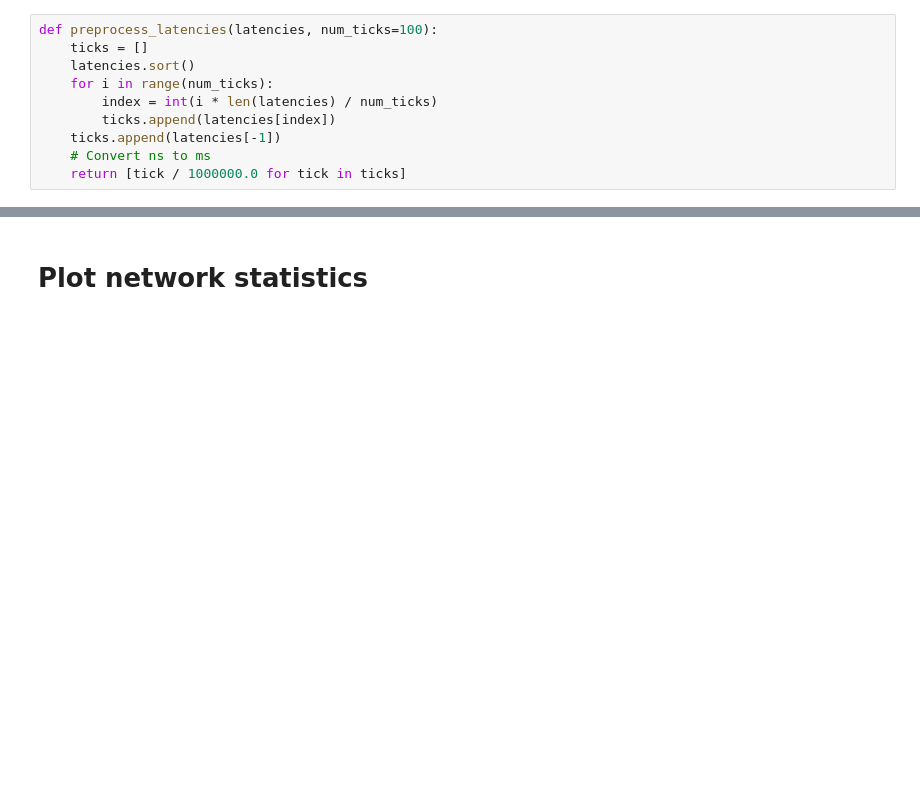
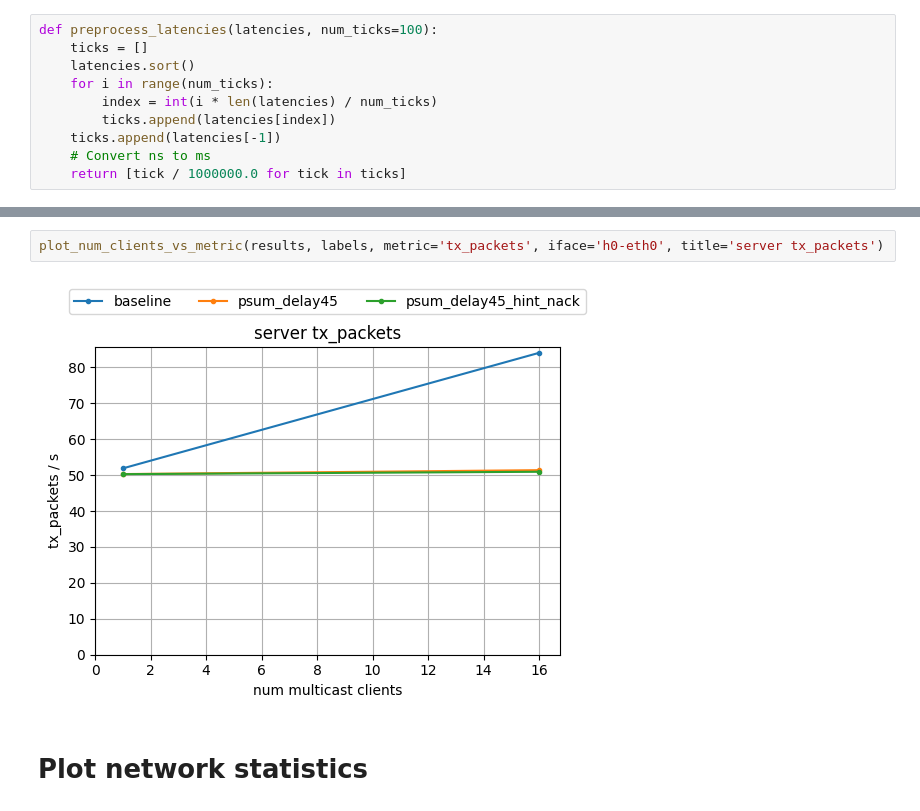
Before and after one commit to StanfordSNR/sidekick-downloads, a Jupyter notebook: notebook/multicast_benchmark.ipynb, the cells around one changed output, grey strips where cells are left out. Saved outputs shown, nothing was run; the diff lists cells and outputs as text; blank space fills up the shorter version.

```diff
--- a/notebook/multicast_benchmark.ipynb
+++ b/notebook/multicast_benchmark.ipynb
@@ -171,3 +139,7 @@ plot_delay_cdf(results['sidekick_delay30'], title='Sidekick Client De-Jitter Lat
+# %%
+plot_num_clients_vs_metric(results, labels, metric='tx_packets', iface='h0-eth0', title='server tx_packets')
+# %% [output]
+[figure, added]
 # %% [markdown]
 # Plot network statistics
 # %%
```
Also changed, not shown: parts of 22 cells of this notebook, 1 other file.
